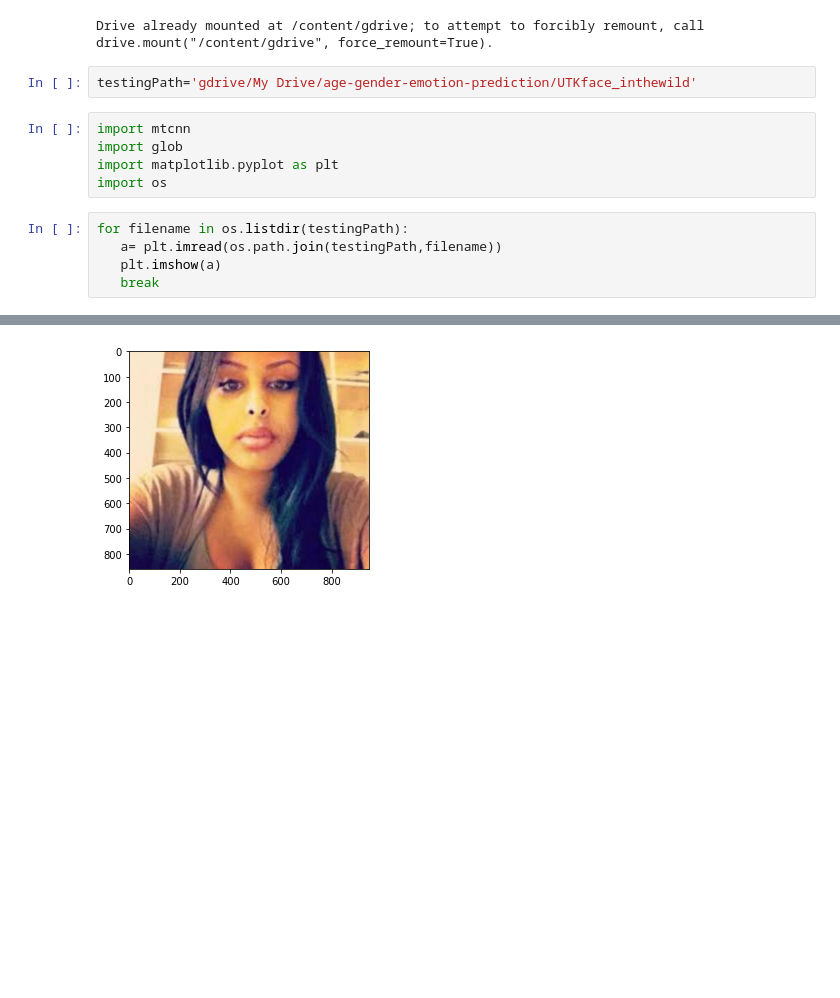
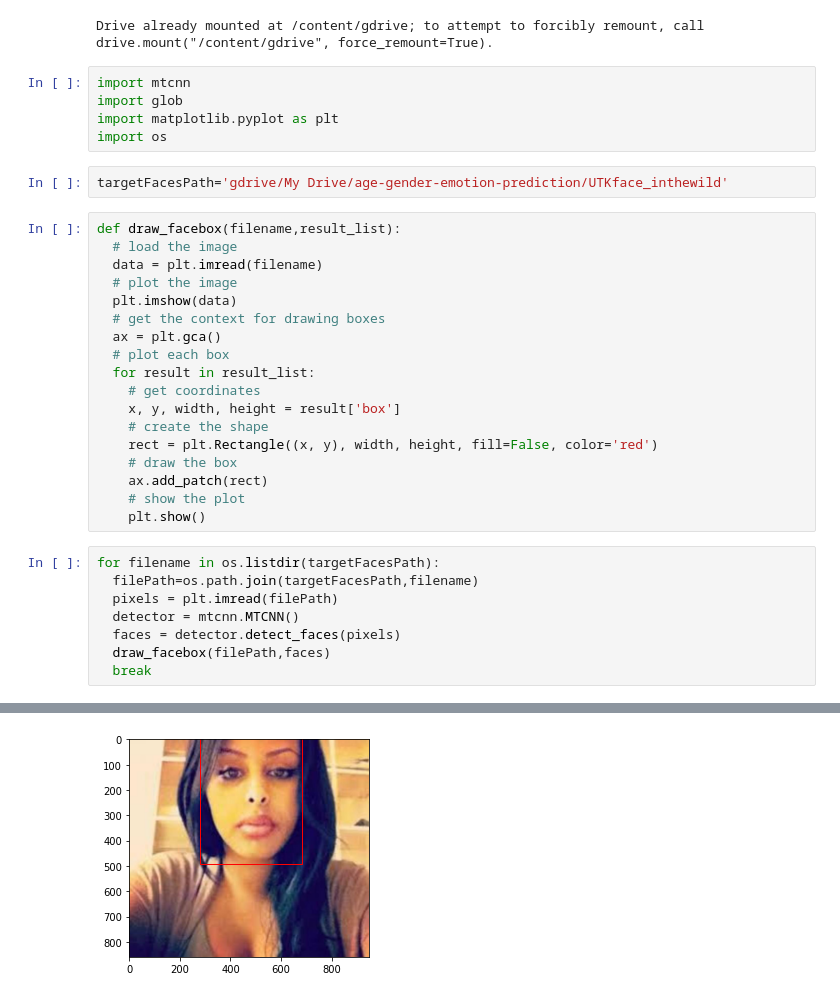
Before and after one commit to gohjx8808/age-gender-emotion-prediction, a Jupyter notebook: age_gender_emotion_prediction.ipynb, the cells around one changed output, grey strips where cells are left out. Saved outputs shown, nothing was run; the diff lists cells and outputs as text; blank space fills up the shorter version.

Commit message:
plot faces square

```diff
--- a/age_gender_emotion_prediction.ipynb
+++ b/age_gender_emotion_prediction.ipynb
@@ -26,16 +26,37 @@ from google.colab import drive
 drive.mount('/content/gdrive')
 # %% [output]
 Drive already mounted at /content/gdrive; to attempt to forcibly remount, call drive.mount("/content/gdrive", force_remount=True).
-# %%
-testingPath='gdrive/My Drive/age-gender-emotion-prediction/UTKface_inthewild'
 # %%
 import mtcnn
 import glob
 import matplotlib.pyplot as plt
 import os
+# %%
+targetFacesPath='gdrive/My Drive/age-gender-emotion-prediction/UTKface_inthewild'
+# %%
+def draw_facebox(filename,result_list):
+  # load the image
+  data = plt.imread(filename)
+  # plot the image
+  plt.imshow(data)
+  # get the context for drawing boxes
+  ax = plt.gca()
+  # plot each box
+  for result in result_list:
+    # get coordinates
+    x, y, width, height = result['box']
+    # create the shape
+    rect = plt.Rectangle((x, y), width, height, fill=False, color='red')
+    # draw the box
+    ax.add_patch(rect)
+    # show the plot
+    plt.show()
 # %%
-for filename in os.listdir(testingPath):
-   a= plt.imread(os.path.join(testingPath,filename))
-   plt.imshow(a)
-   break
+for filename in os.listdir(targetFacesPath):
+  filePath=os.path.join(targetFacesPath,filename)
+  pixels = plt.imread(filePath)
+  detector = mtcnn.MTCNN()
+  faces = detector.detect_faces(pixels)
+  draw_facebox(filePath,faces)
+  break
 # %% [output]
@@ -42 +65 @@ for filename in os.listdir(testingPath):
-[figure, old version]
+[figure, new version]
```
Also changed, not shown: parts of 1 cell of this notebook.
